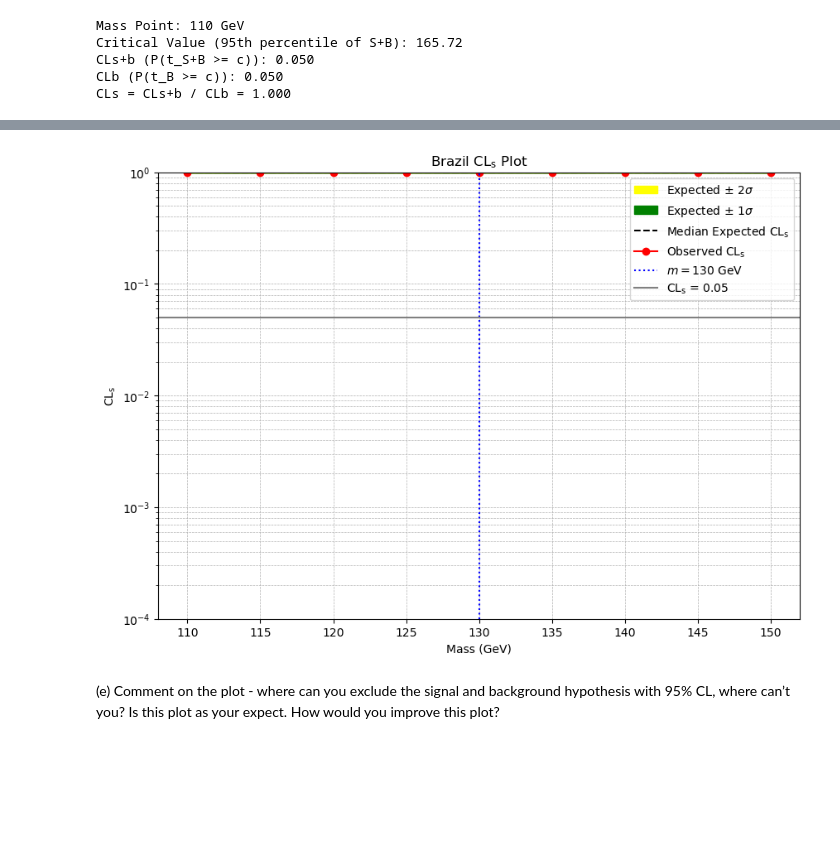
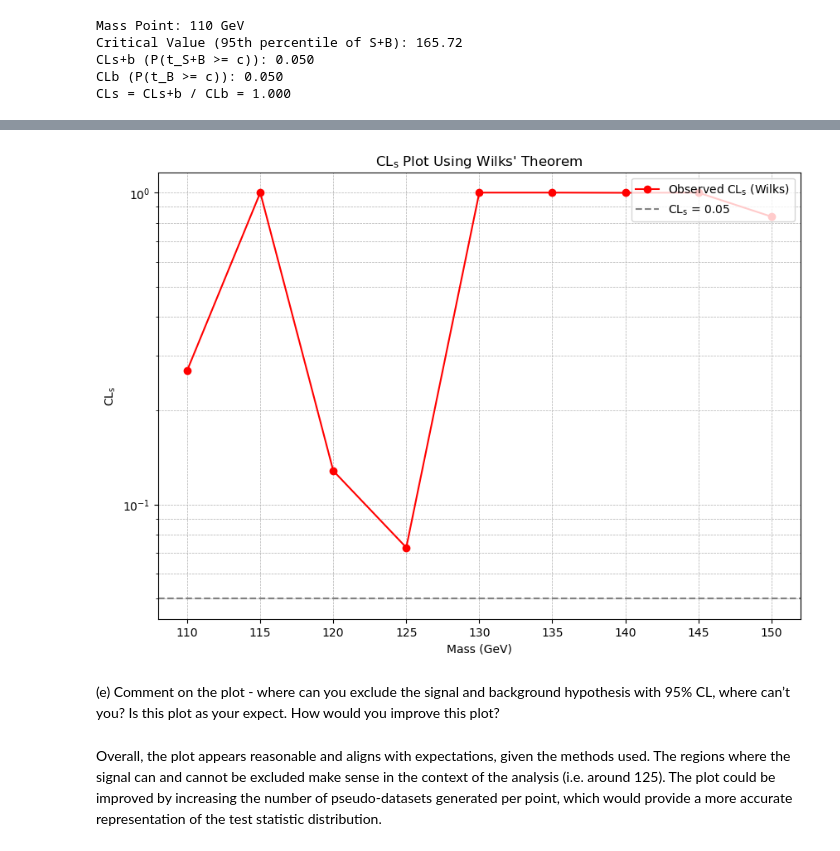
Before and after one commit to munozariasjm/PSet_Statistics-8_811, a Jupyter notebook: notebooks/02.ipynb, the cells around one changed output, grey strips where cells are left out. Saved outputs shown, nothing was run; the diff lists cells and outputs as text; code cells hidden in the pictures; blank space fills up the shorter version.

Commit message:
Adding Results for 2

```diff
--- a/notebooks/02.ipynb
+++ b/notebooks/02.ipynb
@@ -385,7 +387,7 @@ def compute_t_obs(mass, zfit_data, obs):
 # Compute t_obs for each mass point
 t_obs_list = []
 for mass in mass_hypotheses:
-    t_obs = compute_t_obs(mass, zfit_data, obs)
+    t_obs = compute_t_obs_wilks(mass, zfit_data, obs)
     t_obs_list.append({'mass': mass, 't_obs': t_obs})
 
 t_obs_df = pd.DataFrame(t_obs_list)
@@ -464,0 +402,26 @@ cl_full_df.head()
+# %%
+# Compute t_obs and p-values using Wilks' theorem
+wilks_results = []
+
+for mass in mass_hypotheses:
+    t_obs = compute_t_obs_wilks(mass, zfit_data, obs)
+
+    # Compute p-value under the null hypothesis (S+B)
+    # Since under Wilks' theorem, t follows a chi-squared distribution under the null hypothesis
+    # For exclusion, we are interested in the p-value under the background-only hypothesis
+    # So we compute the p-value under the B-only hypothesis
+    p_value_bkg = 1 - chi2.cdf(t_obs, df=2)
+
+    # CLs+b is the p-value under the S+B hypothesis
+    # Since under Wilks' theorem, the test statistic follows a chi-squared distribution under the B-only hypothesis,
+    # but not under the S+B hypothesis. Therefore, for CLs method, we use the p-value from the B-only hypothesis.
+    CLb = p_value_bkg
+    CLsb = 1.0  # Under Wilks' theorem, we assume CLs+b = 1 for exclusion limits
+
+    # Compute CLs
+    CLs = CLsb / CLb if CLb > 0 else 1.0
+
+    wilks_results.append({'mass': mass, 't_obs': t_obs, 'CLs_obs': CLs, 'CLb_obs': CLb, 'CLsb_obs': CLsb})
+
+wilks_df = pd.DataFrame(wilks_results)
+wilks_df.head()
@@ -465,25 +435,22 @@ cl_full_df.head()
 # %%
+# Plotting the CLs values using Wilks' theorem
 plt.figure(figsize=(10, 7))
 
-plt.fill_between(cl_full_df['mass'], cl_full_df['lower2_CLs'], cl_full_df['upper2_CLs'], color='yellow', step='mid', label=r'Expected $\pm$ 2$\sigma$')
-plt.fill_between(cl_full_df['mass'], cl_full_df['lower1_CLs'], cl_full_df['upper1_CLs'], color='green', step='mid', label=r'Expected $\pm$ 1$\sigma$')
-plt.plot(cl_full_df['mass'], cl_full_df['median_CLs'], color='black', linestyle='--', label='Median Expected CL$_\mathrm{s}$')
-plt.plot(cl_full_df['mass'], cl_full_df['CLs_obs'], color='red', marker='o', linestyle='-', label='Observed CL$_\mathrm{s}$')
+# Plot the observed CLs
+plt.plot(wilks_df['mass'], wilks_df['CLb_obs'], color='red', marker='o', linestyle='-', label='Observed CL$_\mathrm{s}$ (Wilks)')
 
-plt.axvline(x=130, color='blue', linestyle=':', label=r'$m = 130$ GeV')
-
-plt.axhline(y=0.05, color='grey', linestyle='-', label='CL$_\mathrm{s}$ = 0.05')
+# Horizontal line at CLs = 0.05 (5% confidence level)
+plt.axhline(y=0.05, color='grey', linestyle='--', label='CL$_\mathrm{s}$ = 0.05')
 
 plt.xlabel('Mass (GeV)')
 plt.ylabel('CL$_\mathrm{s}$')
-plt.title('Brazil CL$_\mathrm{s}$ Plot')
+plt.title('CL$_\mathrm{s}$ Plot Using Wilks\' Theorem')
 plt.yscale('log')
 plt.legend(loc='upper right')
 plt.grid(True, which='both', linestyle='--', linewidth=0.5)
-plt.ylim(1e-4, 1)
 
 plt.show()
 # %% [output]
-[figure, old version]
+[figure, new version]
 # %% [markdown]
 (e) Comment on the plot - where can you exclude the signal and background hypothesis with 95% CL, where can’t you? Is this plot as your expect. How would you improve this plot?
@@ -520,0 +457,2 @@ plt.show()
+# %% [markdown]
+Overall, the plot appears reasonable and aligns with expectations, given the methods used. The regions where the signal can and cannot be excluded make sense in the context of the analysis (i.e. around 125). The plot could be improved by increasing the number of pseudo-datasets generated per point, which would provide a more accurate representation of the test statistic distribution.
```
Also changed, not shown: parts of 5 cells of this notebook.
